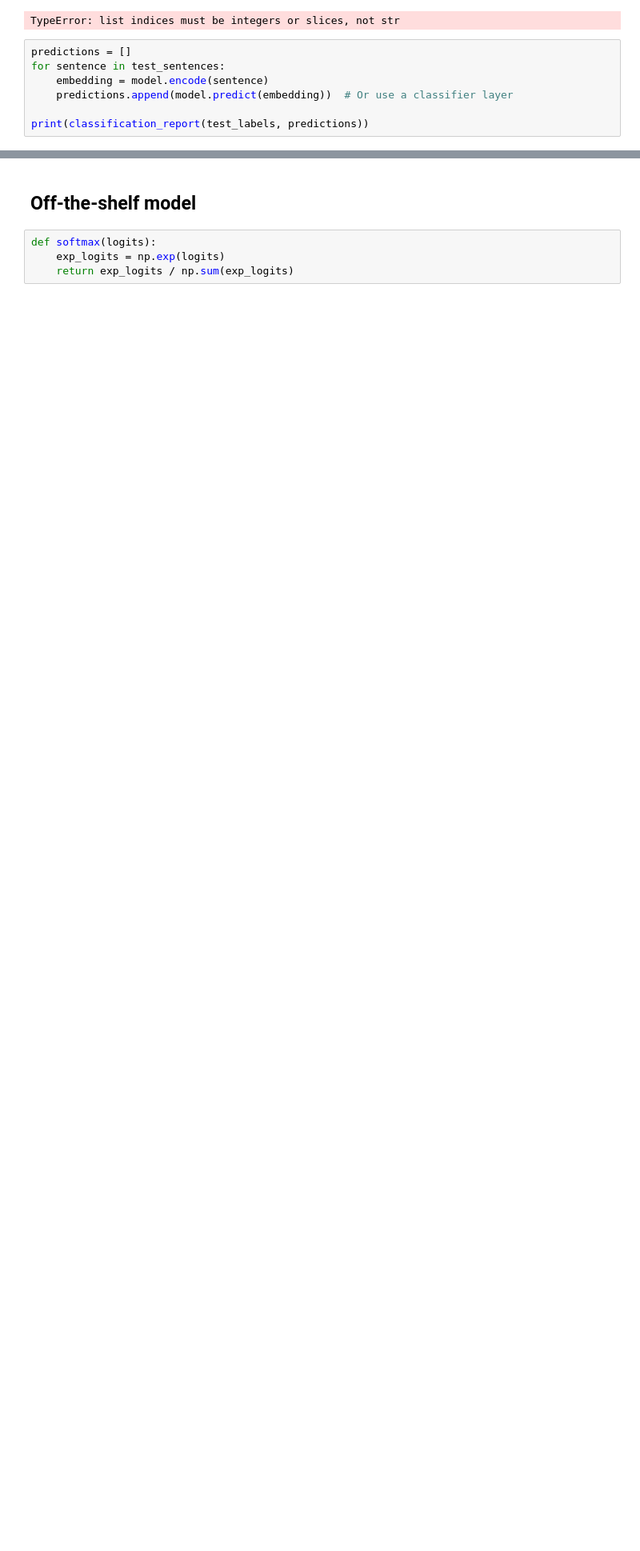
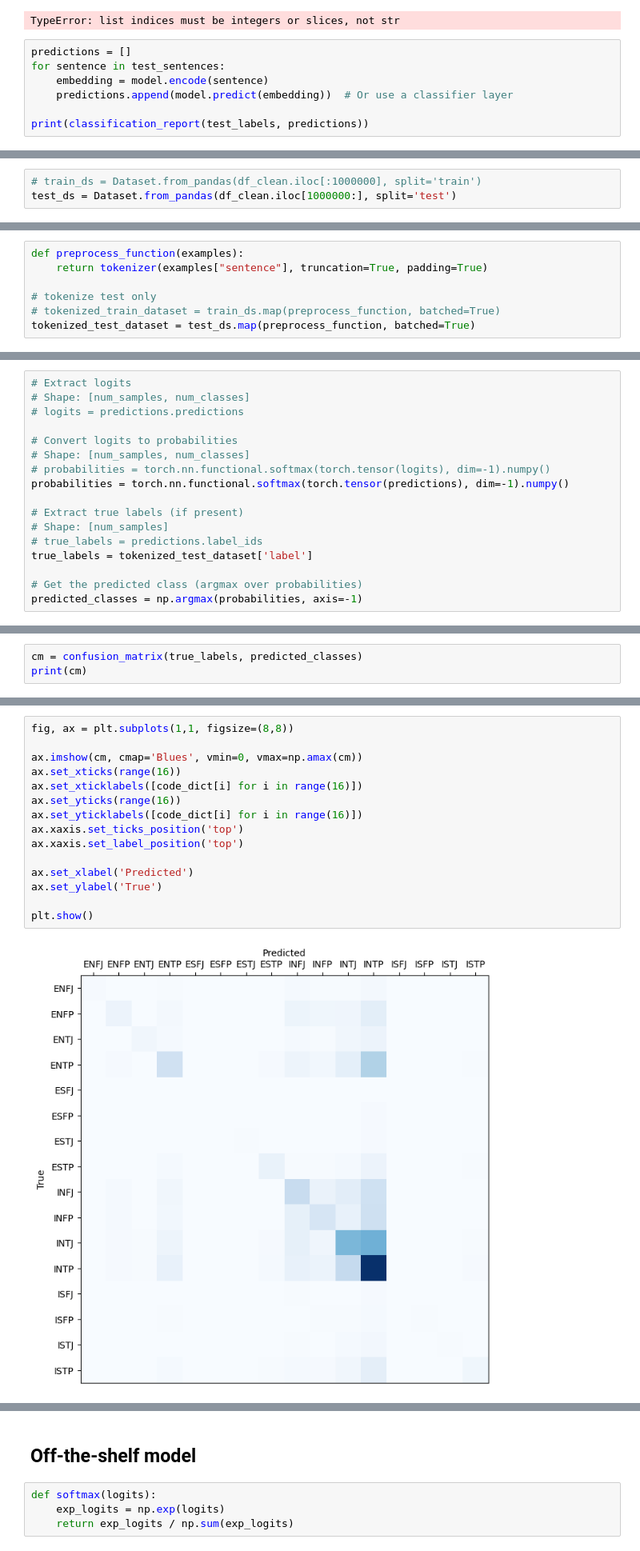
Before and after one commit to stmorse/reddit, a Jupyter notebook: analysis/sandbox3_nontopic.ipynb, the cells around one changed output, grey strips where cells are left out. Shown at 80% size. Drawn from its saved outputs; the diff is of its cells as text; blank space fills up the shorter version.

```diff
--- a/analysis/sandbox3_nontopic.ipynb
+++ b/analysis/sandbox3_nontopic.ipynb
@@ -382,0 +457,3 @@ print(classification_report(test_labels, predictions))
+# %%
+# train_ds = Dataset.from_pandas(df_clean.iloc[:1000000], split='train')
+test_ds = Dataset.from_pandas(df_clean.iloc[1000000:], split='test')
@@ -382,0 +463,7 @@ print(classification_report(test_labels, predictions))
+# %%
+def preprocess_function(examples):
+    return tokenizer(examples["sentence"], truncation=True, padding=True)
+
+# tokenize test only
+# tokenized_train_dataset = train_ds.map(preprocess_function, batched=True)
+tokenized_test_dataset = test_ds.map(preprocess_function, batched=True)
@@ -382,0 +530,17 @@ print(classification_report(test_labels, predictions))
+# %%
+# Extract logits
+# Shape: [num_samples, num_classes]
+# logits = predictions.predictions
+
+# Convert logits to probabilities
+# Shape: [num_samples, num_classes]
+# probabilities = torch.nn.functional.softmax(torch.tensor(logits), dim=-1).numpy()
+probabilities = torch.nn.functional.softmax(torch.tensor(predictions), dim=-1).numpy()
+
+# Extract true labels (if present)
+# Shape: [num_samples]
+# true_labels = predictions.label_ids
+true_labels = tokenized_test_dataset['label']
+
+# Get the predicted class (argmax over probabilities)
+predicted_classes = np.argmax(probabilities, axis=-1)
@@ -382,0 +560,3 @@ print(classification_report(test_labels, predictions))
+# %%
+cm = confusion_matrix(true_labels, predicted_classes)
+print(cm)
@@ -382,0 +581,17 @@ print(classification_report(test_labels, predictions))
+# %%
+fig, ax = plt.subplots(1,1, figsize=(8,8))
+
+ax.imshow(cm, cmap='Blues', vmin=0, vmax=np.amax(cm))
+ax.set_xticks(range(16))
+ax.set_xticklabels([code_dict[i] for i in range(16)])
+ax.set_yticks(range(16))
+ax.set_yticklabels([code_dict[i] for i in range(16)])
+ax.xaxis.set_ticks_position('top')
+ax.xaxis.set_label_position('top')
+
+ax.set_xlabel('Predicted')
+ax.set_ylabel('True')
+
+plt.show()
+# %% [output]
+[figure, added]
```
Also changed, not shown: parts of 23 cells of this notebook.
